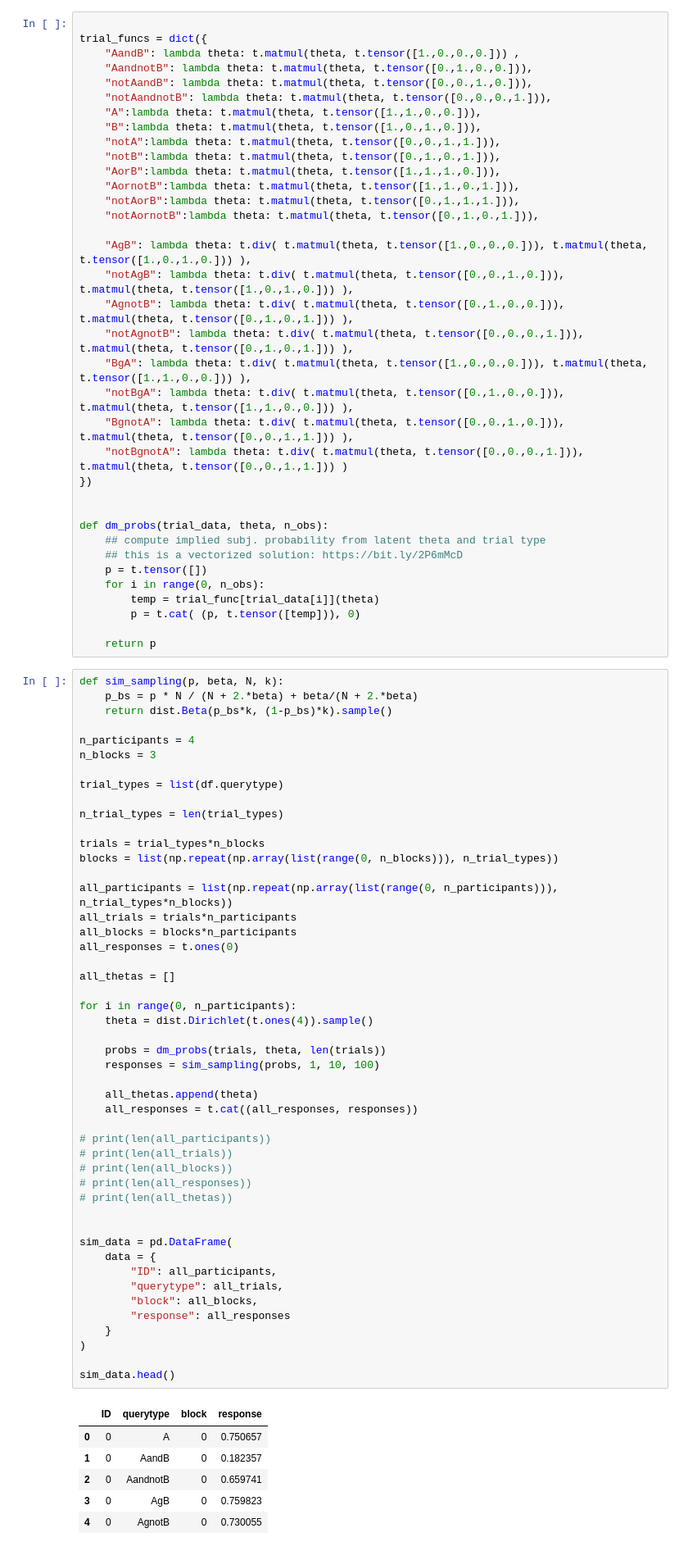
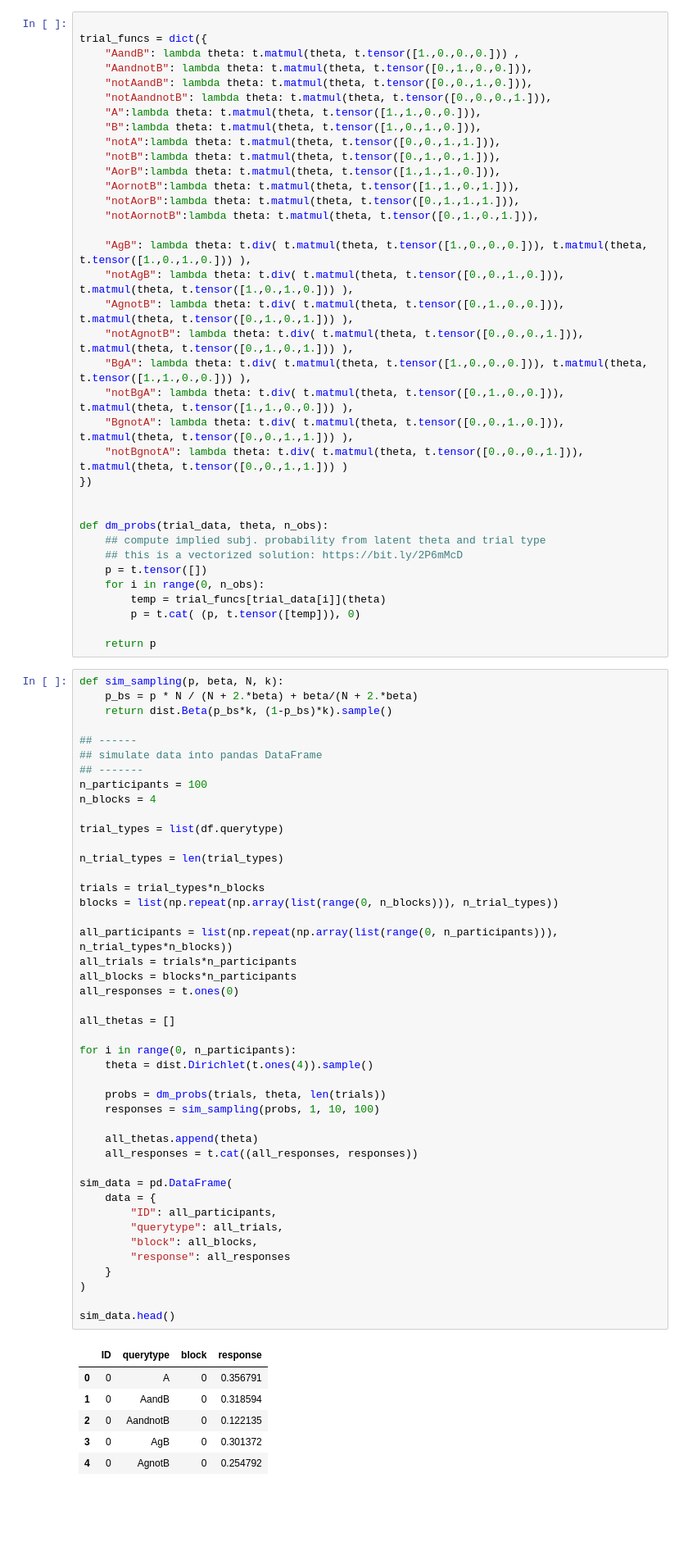
Before and after one commit to derekpowell/bayesian-sampler, a Jupyter notebook: bayes-sampler-nb.ipynb, the cells around one changed output. Shown: that part at 82% size. Cells and saved outputs as stored; diff of their text form; blank space fills up the shorter version.

```diff
--- a/bayes-sampler-nb.ipynb
+++ b/bayes-sampler-nb.ipynb
@@ -89,7 +85,7 @@ def dm_probs(trial_data, theta, n_obs):
     ## this is a vectorized solution: https://bit.ly/2P6mMcD
     p = t.tensor([])
     for i in range(0, n_obs):
-        temp = trial_func[trial_data[i]](theta)
+        temp = trial_funcs[trial_data[i]](theta)
         p = t.cat( (p, t.tensor([temp])), 0)
 
     return p
@@ -98,8 +94,11 @@ def sim_sampling(p, beta, N, k):
     p_bs = p * N / (N + 2.*beta) + beta/(N + 2.*beta)
     return dist.Beta(p_bs*k, (1-p_bs)*k).sample()
 
-n_participants = 4
-n_blocks = 3
+## ------
+## simulate data into pandas DataFrame
+## -------
+n_participants = 100
+n_blocks = 4
 
 trial_types = list(df.querytype)
 
@@ -109,42 +108,35 @@ trials = trial_types*n_blocks
 blocks = list(np.repeat(np.array(list(range(0, n_blocks))), n_trial_types))
 
 all_participants = list(np.repeat(np.array(list(range(0, n_participants))), n_trial_types*n_blocks))
 all_trials = trials*n_participants
 all_blocks = blocks*n_participants
 all_responses = t.ones(0)
 
 all_thetas = []
 
 for i in range(0, n_participants):
     theta = dist.Dirichlet(t.ones(4)).sample()
 
     probs = dm_probs(trials, theta, len(trials))
     responses = sim_sampling(probs, 1, 10, 100)
 
     all_thetas.append(theta)
     all_responses = t.cat((all_responses, responses))
 
-# print(len(all_participants))
-# print(len(all_trials))
-# print(len(all_blocks))
-# print(len(all_responses))
-# print(len(all_thetas))
-
-
 sim_data = pd.DataFrame(
     data = {
         "ID": all_participants,
         "querytype": all_trials,
         "block": all_blocks,
         "response": all_responses
     }
 )
 
 sim_data.head()
 # %% [output]
 |  | ID | querytype | block | response |
-| 0 | 0 | A | 0 | 0.750657 |
-| 1 | 0 | AandB | 0 | 0.182357 |
-| 2 | 0 | AandnotB | 0 | 0.659741 |
-| 3 | 0 | AgB | 0 | 0.759823 |
-| 4 | 0 | AgnotB | 0 | 0.730055 |
+| 0 | 0 | A | 0 | 0.356791 |
+| 1 | 0 | AandB | 0 | 0.318594 |
+| 2 | 0 | AandnotB | 0 | 0.122135 |
+| 3 | 0 | AgB | 0 | 0.301372 |
+| 4 | 0 | AgnotB | 0 | 0.254792 |
```
Also changed, not shown: parts of 14 cells of this notebook, 1 other file.
